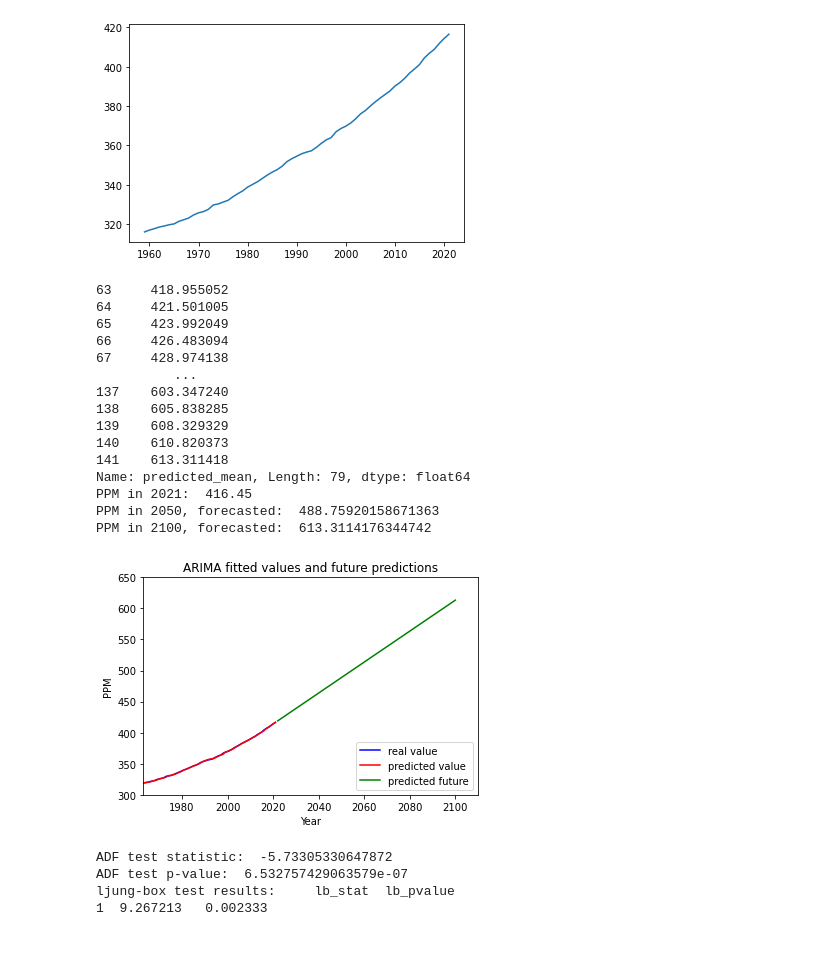
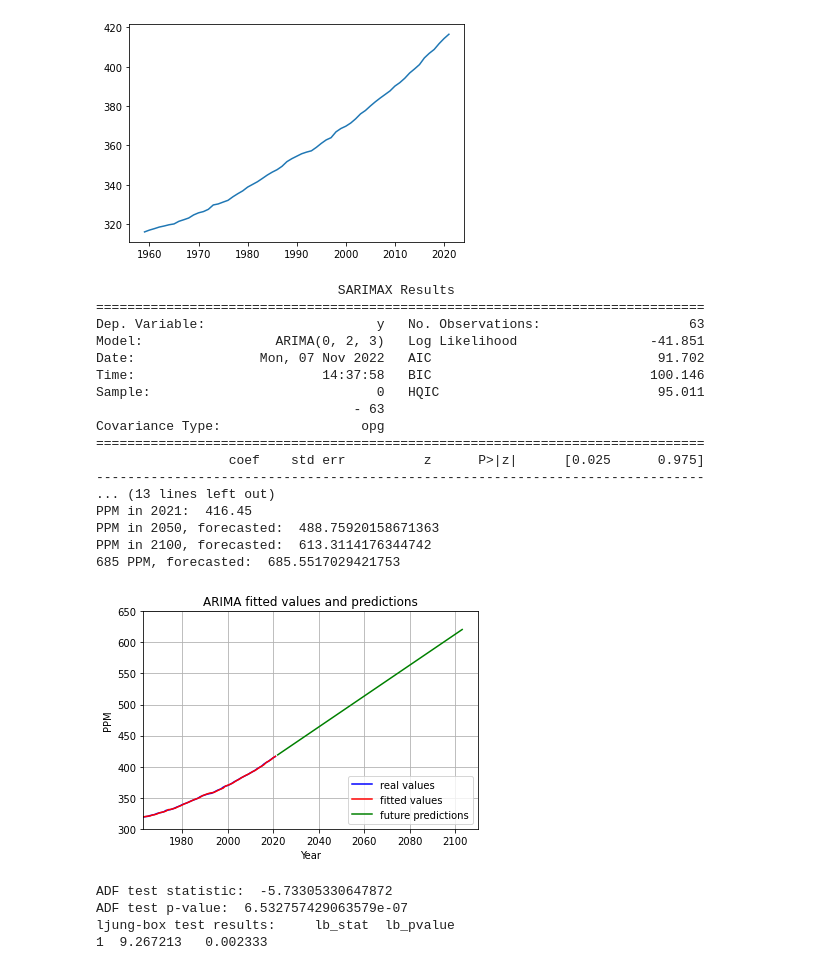
Before and after one commit to Kingsterrck/learnDatSci, a Jupyter notebook: HiMCM2022/co2.ipynb, the cells around one changed output. Drawn from its saved outputs; the diff is of its cells as text; code cells hidden in the pictures.

```diff
--- a/HiMCM2022/co2.ipynb
+++ b/HiMCM2022/co2.ipynb
@@ -55,7 +55,7 @@ for i in dat["PPM"]:
 newppm = pd.Series(temp,index=dat["Year"])
 
 model = ARIMA(newppm,order=(0,2,3)).fit()
-# print(model.summary())
+print(model.summary())
 
 # vals = model.fittedvalues
 # temp = []
@@ -68,53 +68,58 @@ model = ARIMA(newppm,order=(0,2,3)).fit()
 # for i in range(79):
 #    forecastStorage[0].append(forecas[i][1])
 #     forecastStorage[1].append(i+2022)
 # print(forecas)
 
 fig = plt.figure()
+fig.set_facecolor("white")
 ax = fig.add_subplot(111)
-ax.plot(newppm,color="blue",label="real value")
-ax.plot(model.fittedvalues, color="red",label="predicted value")
-this = model.forecast(79)
-print(this)
+ax.grid(True)
+ax.plot(newppm,color="blue",label="real values")
+ax.plot(model.fittedvalues, color="red",label="fitted values")
+this = model.forecast(82)
 temp = []
 for i in this:
     temp.append(i)
 temp2 = []
-for i in range(2022,2101):
+for i in range(2022,2104):
     temp2.append(i)
 forc = pd.Series(temp,index=temp2)
-ax.plot(forc, color="green",label="predicted future")
+ax.plot(forc, color="green",label="future predictions")
 plt.legend(loc="lower right")
 plt.xlim([1963,2110])
 plt.ylim([300,650])
-plt.title("ARIMA fitted values and future predictions")
+plt.title("ARIMA fitted values and predictions")
 plt.ylabel("PPM")
 plt.xlabel("Year")
+# plt.savefig("future.png",dpi=300)
 
 
 # plt.savefig("omg.png",dpi=500)
 
 print("PPM in 2021: ",dat["PPM"][62])
 print("PPM in 2050, forecasted: ",model.forecast(29)[91])
 print("PPM in 2100, forecasted: ",model.forecast(79)[141])
+print("685 PPM, forecasted: ",model.forecast(108)[170])
 # 1959
 # %% [output]
-63     418.955052
-64     421.501005
-65     423.992049
-66     426.483094
-67     428.974138
-          ...
-137    603.347240
-138    605.838285
-139    608.329329
-140    610.820373
-141    613.311418
-Name: predicted_mean, Length: 79, dtype: float64
+                               SARIMAX Results
+==============================================================================
+Dep. Variable:                      y   No. Observations:                   63
+Model:                 ARIMA(0, 2, 3)   Log Likelihood                 -41.851
+Date:                Mon, 07 Nov 2022   AIC                             91.702
+Time:                        14:37:58   BIC                            100.146
+Sample:                             0   HQIC                            95.011
+                                 - 63
+Covariance Type:                  opg
+==============================================================================
+                 coef    std err          z      P>|z|      [0.025      0.975]
+------------------------------------------------------------------------------
+... (13 lines left out)
 PPM in 2021:  416.45
 PPM in 2050, forecasted:  488.75920158671363
 PPM in 2100, forecasted:  613.3114176344742
+685 PPM, forecasted:  685.5517029421753
-[figure, old version]
+[figure, new version]
 # %%
 # THIS IS ADF TEST COMPONENT
 
```
Also changed, not shown: 5 other files.
